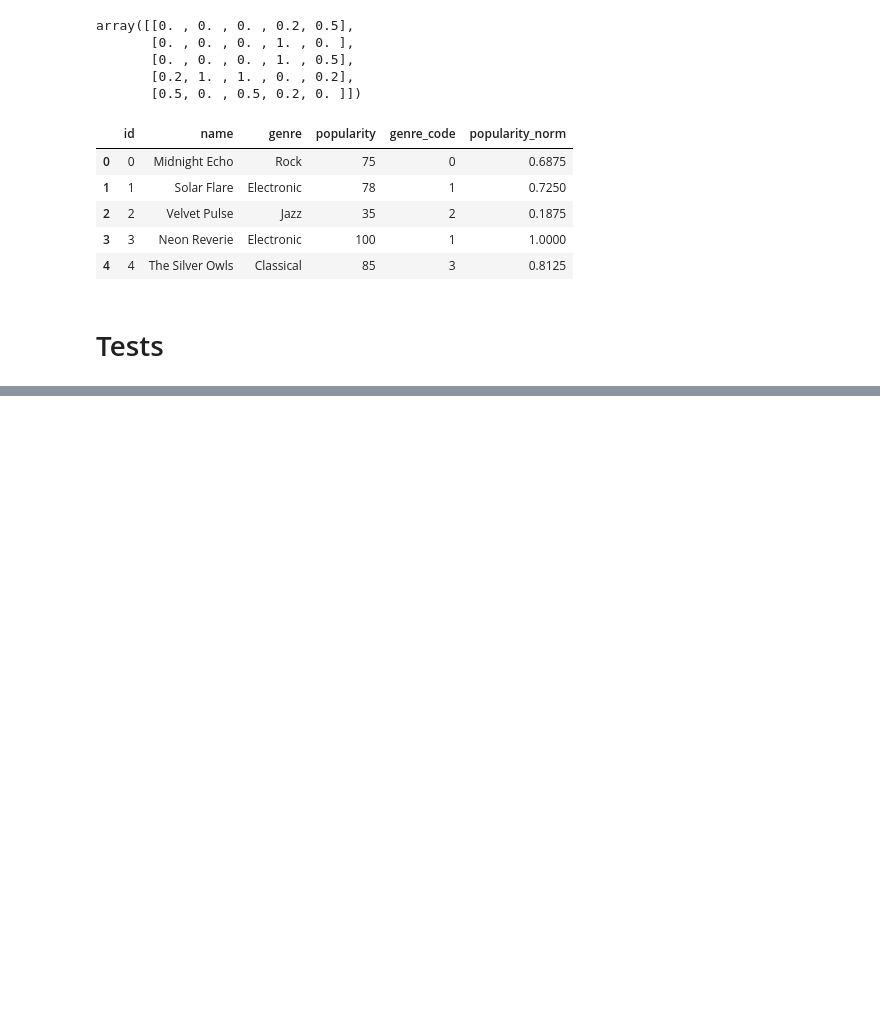
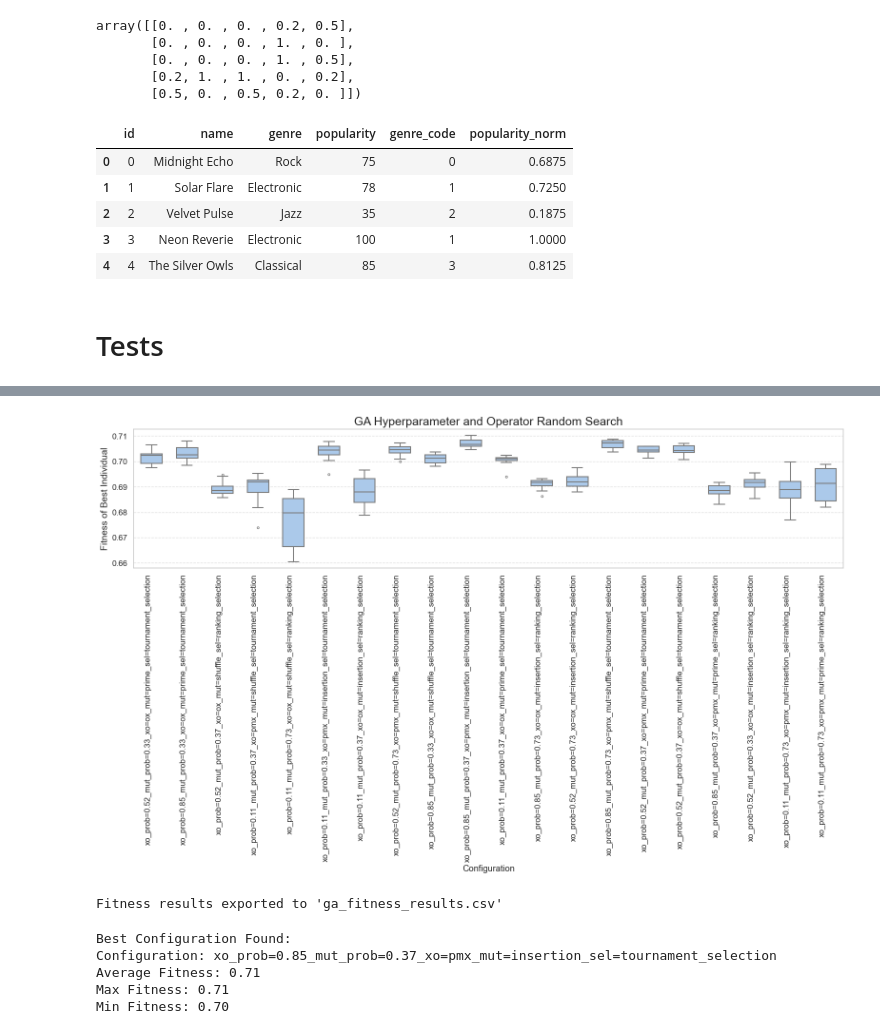
Before and after one commit to itsluaana/CIFO-Project, a Jupyter notebook: src/PROJECT.ipynb, the cells around one changed output, grey strips where cells are left out. Cells and saved outputs as stored; diff of their text form; code cells hidden in the pictures; blank space fills up the shorter version.

Commit message:
Changed Fitness Function and added plots on the notebook

```diff
--- a/src/PROJECT.ipynb
+++ b/src/PROJECT.ipynb
@@ -46,6 +50,6 @@ from lib.Projectsolution import Solution
 # %%
 # Load artists data
-artists_df = pd.read_csv(r"C:\Users\anama\OneDrive\Ambiente de Trabalho\Mestrado\S2\CIFO\data\artists(in).csv")
+artists_df = pd.read_csv("../data/artists(in).csv")
 
 # Preview the first few rows
 print(artists_df.head())
@@ -256,7 +221,7 @@ mutation_methods = ['insertion', 'prime','shuffle']
 selection_methods = [tournament_selection, ranking_selection]
 selection_methods = [
     (tournament_selection, {'k': 3}),
-    (ranking_selection, {'pressure': 1.5}),
+    (ranking_selection, {'pressure': 1.7}),
 ]
 
 # Set crossover and mutation probabilities
@@ -331,0 +310,16 @@ print(best_solution)
+# %%
+def sample_random_configs(param_dict, n_samples):
+    # Get all options as lists
+    keys = list(param_dict.keys())
+    all_combinations = list(product(*param_dict.values()))
+
+    if n_samples > len(all_combinations):
+        print(f"Warning: Requested {n_samples} samples but only {len(all_combinations)} unique combos available.")
+        n_samples = len(all_combinations)
+
+    sampled_combinations = random.sample(all_combinations, n_samples)
+
+    return [
+        dict(zip(keys, combo))
+        for combo in sampled_combinations
+    ]
@@ -331,0 +378,59 @@ print(best_solution)
+# %%
+data = []
+for entry in finetune_fitness_results:
+    for value in entry['Fitness_Values']:
+        data.append({
+            'Fitness': value,
+            'Configuration': entry['Configuration']
+        })
+
+df_long = pd.DataFrame(data)
+
+sns.set_theme(style="whitegrid", palette="pastel", font_scale=1.1)
+plt.figure(figsize=(16, 10))
+ax = sns.boxplot(x='Configuration', y='Fitness', data=df_long, width=0.6, linewidth=1.5, fliersize=3)
+
+plt.title('GA Hyperparameter and Operator Random Search', fontsize=18)
+plt.ylabel('Fitness of Best Individual', fontsize=14)
+plt.xticks(rotation=90, ha='right')
+plt.grid(True, axis='y', linestyle='--', alpha=0.6)
+plt.tight_layout()
+plt.show()
+# %% [output]
+[figure, added]
+# %%
+# Convert long-format data to a DataFrame
+df_long = pd.DataFrame([
+    {'Configuration': entry['Configuration'], 'Fitness': value}
+    for entry in finetune_fitness_results
+    for value in entry['Fitness_Values']
+])
+
+# Export to CSV
+df_long.to_csv("ga_fitness_results.csv", index=False)
+print("Fitness results exported to 'ga_fitness_results.csv'")
+# %% [output]
+Fitness results exported to 'ga_fitness_results.csv'
+# %%
+# Get best configuration by average fitness
+best_result = max(
+    finetune_fitness_results,
+    key=lambda x: sum(x['Fitness_Values']) / len(x['Fitness_Values'])
+)
+
+# Stats
+avg_fitness = sum(best_result['Fitness_Values']) / len(best_result['Fitness_Values'])
+max_fitness = max(best_result['Fitness_Values'])
+min_fitness = min(best_result['Fitness_Values'])
+
+print("\nBest Configuration Found:")
+print(f"Configuration: {best_result['Configuration']}")
+print(f"Average Fitness: {avg_fitness:.2f}")
+print(f"Max Fitness: {max_fitness:.2f}")
+print(f"Min Fitness: {min_fitness:.2f}")
+# %% [output]
+Best Configuration Found:
+Configuration: xo_prob=0.85_mut_prob=0.37_xo=pmx_mut=insertion_sel=tournament_selection
+Average Fitness: 0.71
+Max Fitness: 0.71
+Min Fitness: 0.70
```
Also changed, not shown: parts of 20 cells of this notebook, 5 other files.
